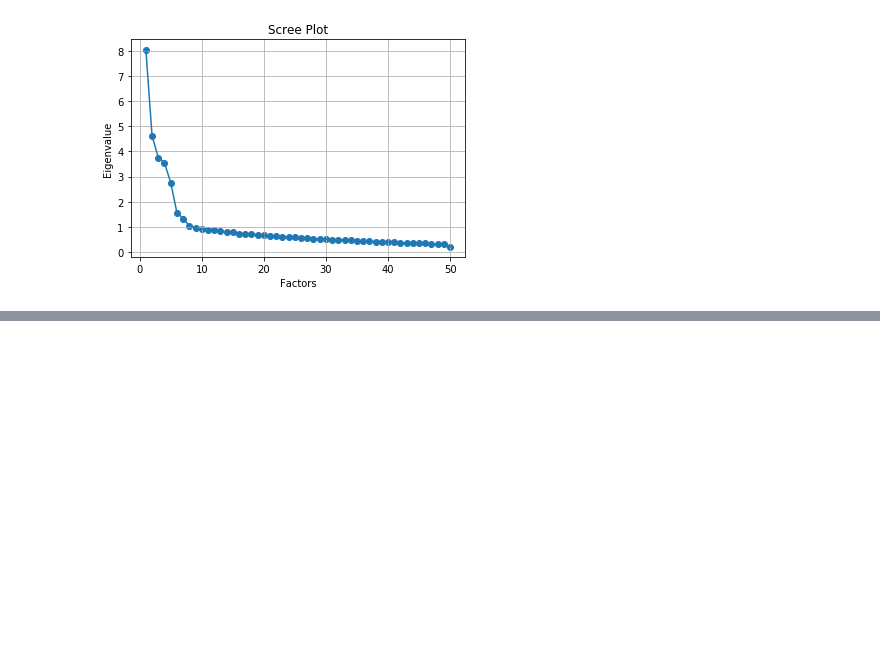
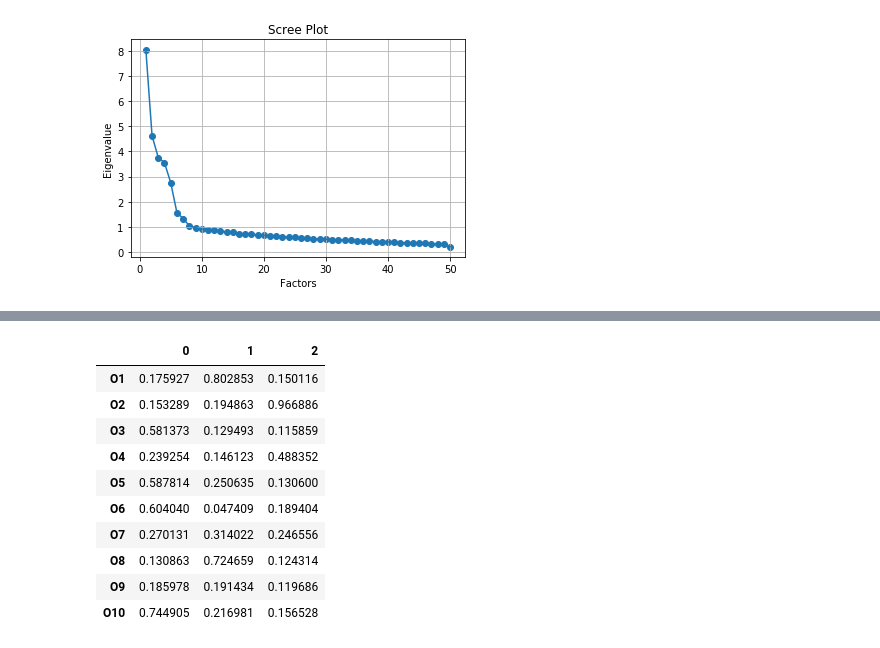
Before and after one commit to rorycochrane/Big5PersonalityModel, a Jupyter notebook: 2_Factor_Analysis.ipynb, the cells around one changed output, grey strips where cells are left out. Drawn from its saved outputs; the diff is of its cells as text; code cells hidden in the pictures; blank space fills up the shorter version.

```diff
--- a/2_Factor_Analysis.ipynb
+++ b/2_Factor_Analysis.ipynb
@@ -100,0 +223,19 @@ factors
+# %%
+O_fa.set_params(n_factors=3, rotation='varimax')
+O_fa.fit(O)
+factors = pd.DataFrame(O_fa.loadings_)
+factors.index = O.columns
+# %%
+factors
+# %% [output]
+|  | 0 | 1 | 2 |
+| O1 | 0.175927 | 0.802853 | 0.150116 |
+| O2 | 0.153289 | 0.194863 | 0.966886 |
+| O3 | 0.581373 | 0.129493 | 0.115859 |
+| O4 | 0.239254 | 0.146123 | 0.488352 |
+| O5 | 0.587814 | 0.250635 | 0.130600 |
+| O6 | 0.604040 | 0.047409 | 0.189404 |
+| O7 | 0.270131 | 0.314022 | 0.246556 |
+| O8 | 0.130863 | 0.724659 | 0.124314 |
+| O9 | 0.185978 | 0.191434 | 0.119686 |
+| O10 | 0.744905 | 0.216981 | 0.156528 |
```
Also changed, not shown: parts of 26 cells of this notebook.
